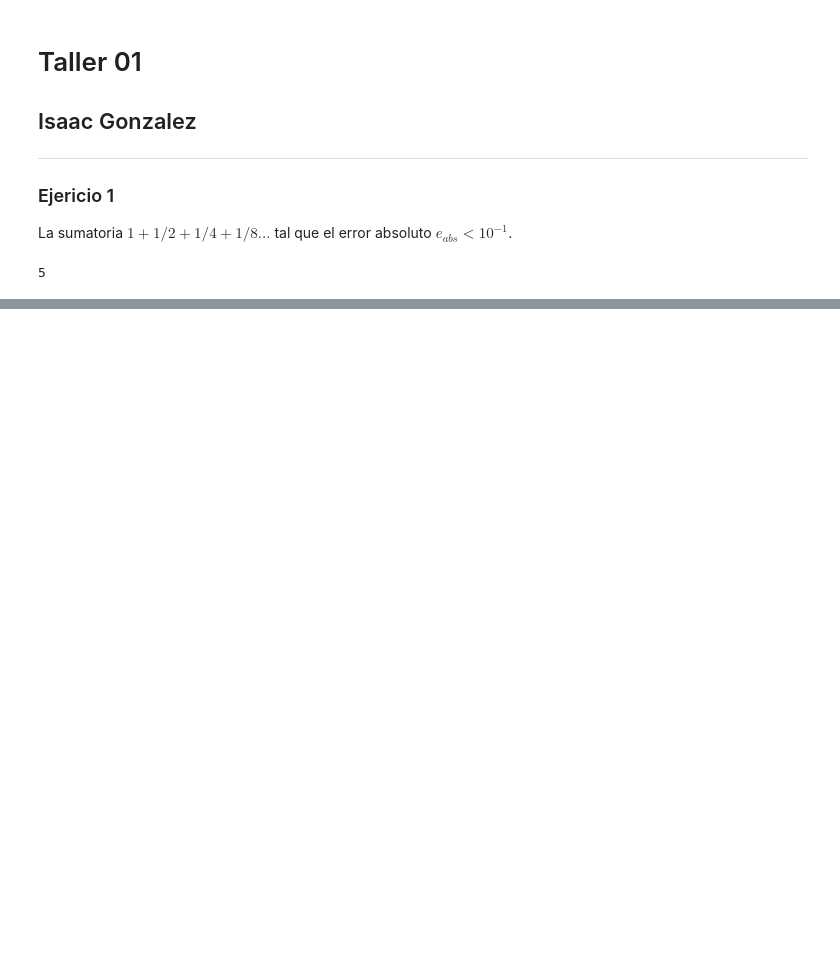
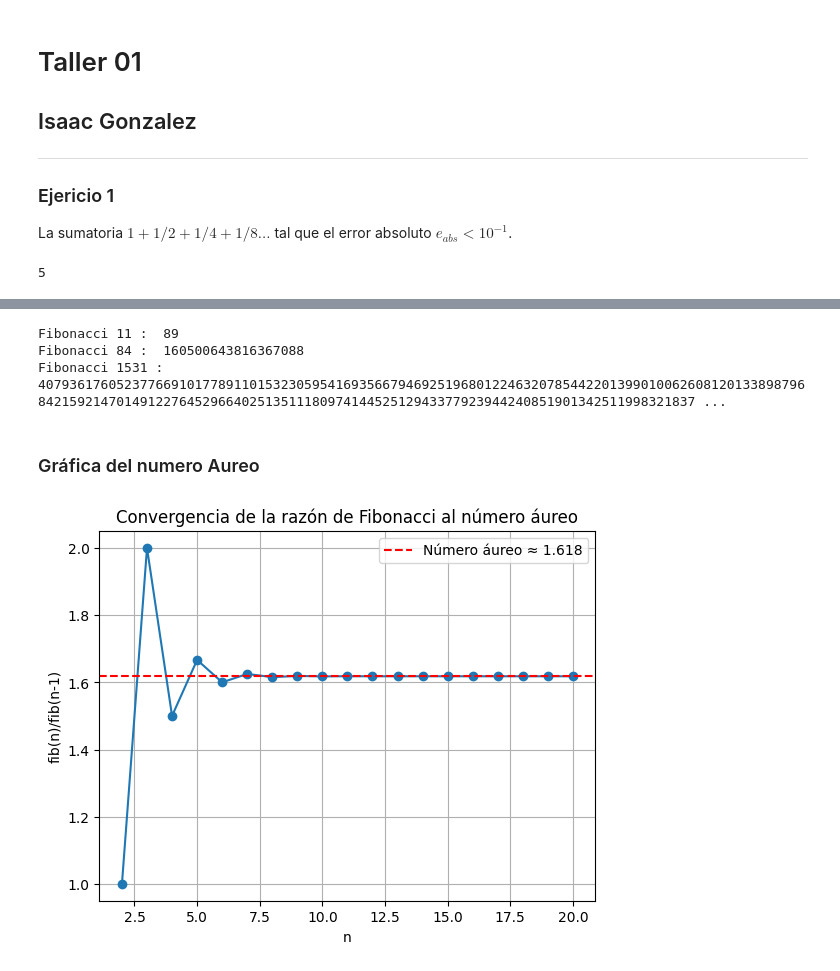
Before and after one commit to Theisi1/Talleres, a Jupyter notebook: taller01.ipynb, the cells around one changed output, grey strips where cells are left out. Drawn from its saved outputs; the diff is of its cells as text; code cells hidden in the pictures; blank space fills up the shorter version.

```diff
--- a/taller01.ipynb
+++ b/taller01.ipynb
@@ -76,0 +85,51 @@ Intercambios en esta pasada: 0
+# %%
+#fibonacci
+def fibonacci(n):
+    if n == 0:
+        return 0
+    x,y = 0,1
+    for i in range(1, n):
+        z = x + y
+        x, y = y, z
+    return y
+
+#Prueba de escritorio
+
+print("Fibonacci 11 : ", fibonacci(11))
+print("Fibonacci 84 : ", fibonacci(84))
+print("Fibonacci 1531 : ", fibonacci(1531))
+# %% [output]
+Fibonacci 11 :  89
+Fibonacci 84 :  160500643816367088
+Fibonacci 1531 :  40793617605237766910177891101532305954169356679469251968012246320785442201399010062608120133898796842159214701491227645296640251351118097414452512943377923944240851901342511998321837 ...
+# %% [markdown]
+### Gráfica del numero Aureo
+# %%
+#Grafica de la serie de Fibonacci
+import matplotlib.pyplot as plt
+
+def fib_iterative(n):
+    if n == 0:
+        return 0
+    x, y = 0, 1
+    for i in range(1, n):
+        z = x + y
+        x, y = y, z
+    return y
+
+# Calcular serie y cocientes
+N = 20
+fibs = [fib_iterative(i) for i in range(1, N + 1)]
+ratios = [fibs[i] / fibs[i - 1] for i in range(1, len(fibs))]
+
+# Graficar
+plt.plot(range(2, N + 1), ratios, marker='o')
+plt.axhline(y=(1 + 5**0.5)/2, color='r', linestyle='--', label='Número áureo ≈ 1.618')
+plt.xlabel('n')
+plt.ylabel('fib(n)/fib(n-1)')
+plt.title('Convergencia de la razón de Fibonacci al número áureo')
+plt.legend()
+plt.grid(True)
+plt.show()
+# %% [output]
+[figure, added]
```
Also changed, not shown: parts of 7 cells of this notebook.
